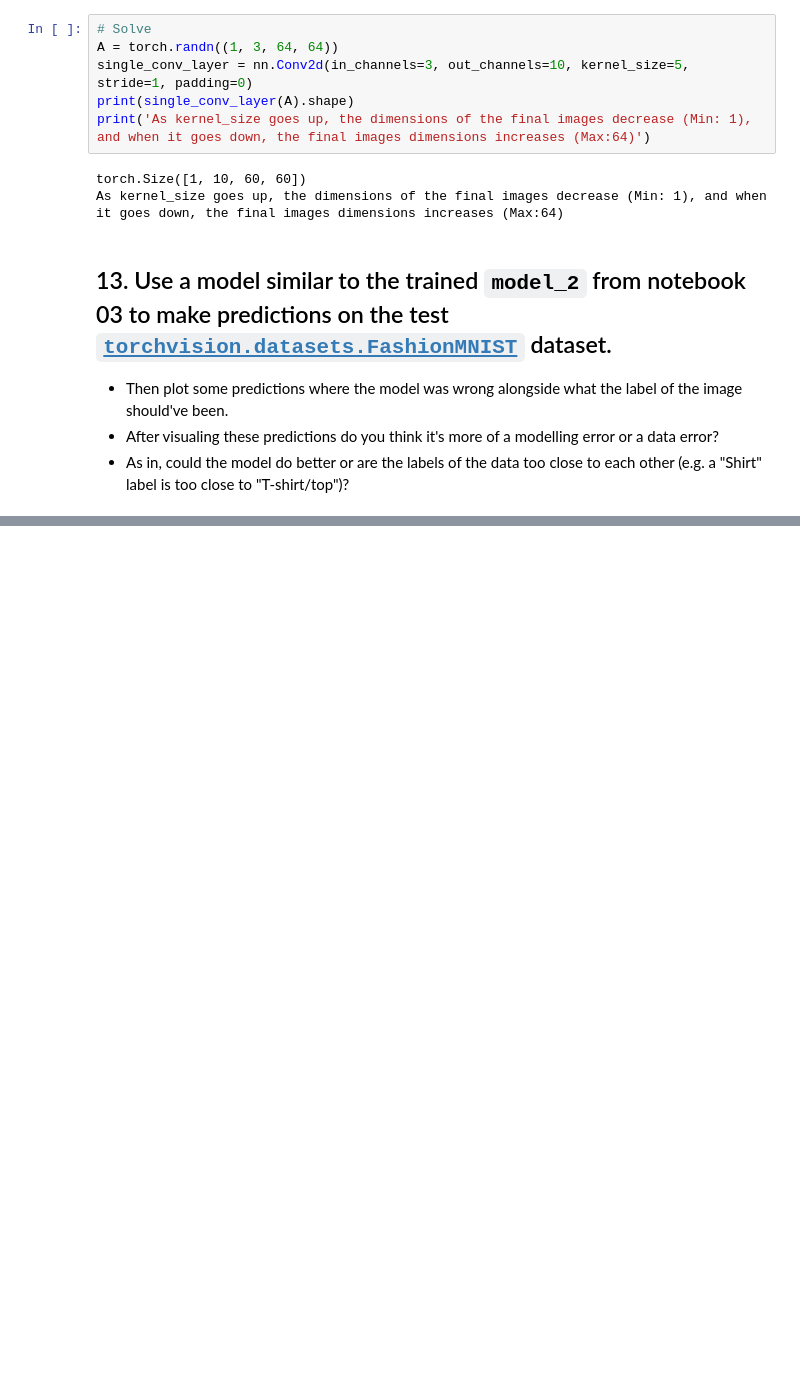
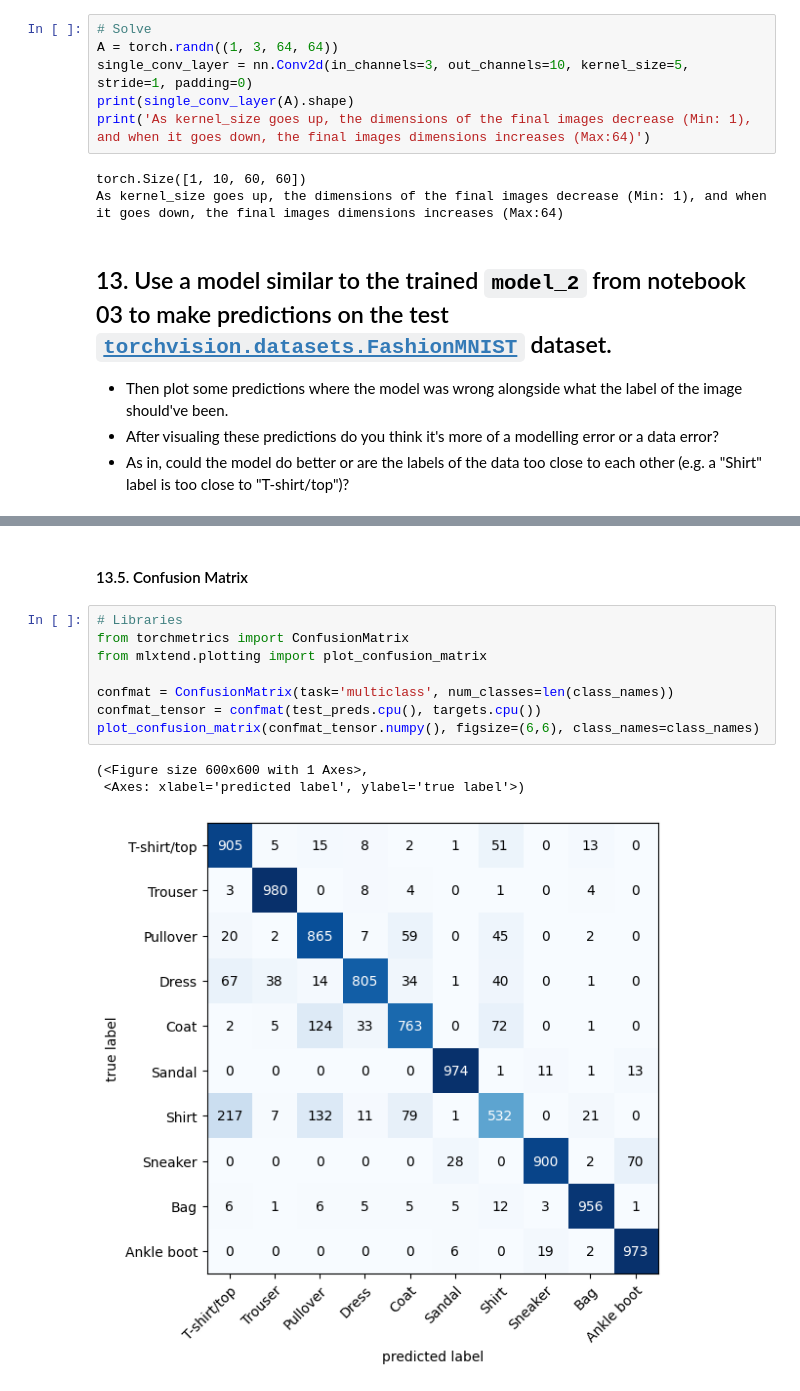
Before and after one commit to Golden572/PhD_Self-Study_RIT, a Jupyter notebook: Courses/PyTorch for Deep Learning & Machine Learning - Full Course/03_Exercises_pytorch_computer_vision.ipynb, the cells around one changed output, grey strips where cells are left out. Saved outputs shown, nothing was run; the diff lists cells and outputs as text; blank space fills up the shorter version.

```diff
--- a/Courses/PyTorch for Deep Learning & Machine Learning - Full Course/03_Exercises_pytorch_computer_vision.ipynb
+++ b/Courses/PyTorch for Deep Learning & Machine Learning - Full Course/03_Exercises_pytorch_computer_vision.ipynb
@@ -398,0 +589,14 @@ As kernel_size goes up, the dimensions of the final images decrease (Min: 1), an
+# %% [markdown]
+#### 13.5. Confusion Matrix
+# %%
+# Libraries
+from torchmetrics import ConfusionMatrix
+from mlxtend.plotting import plot_confusion_matrix
+
+confmat = ConfusionMatrix(task='multiclass', num_classes=len(class_names))
+confmat_tensor = confmat(test_preds.cpu(), targets.cpu())
+plot_confusion_matrix(confmat_tensor.numpy(), figsize=(6,6), class_names=class_names)
+# %% [output]
+(<Figure size 600x600 with 1 Axes>,
+ <Axes: xlabel='predicted label', ylabel='true label'>)
+[figure, added]
```
Also changed, not shown: parts of 23 cells of this notebook.
